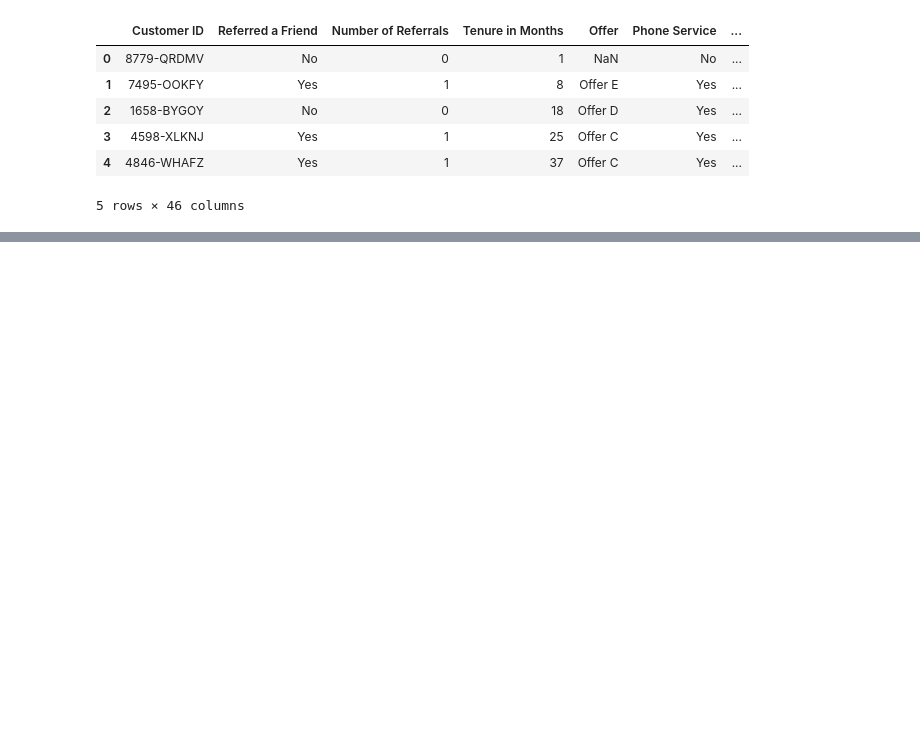
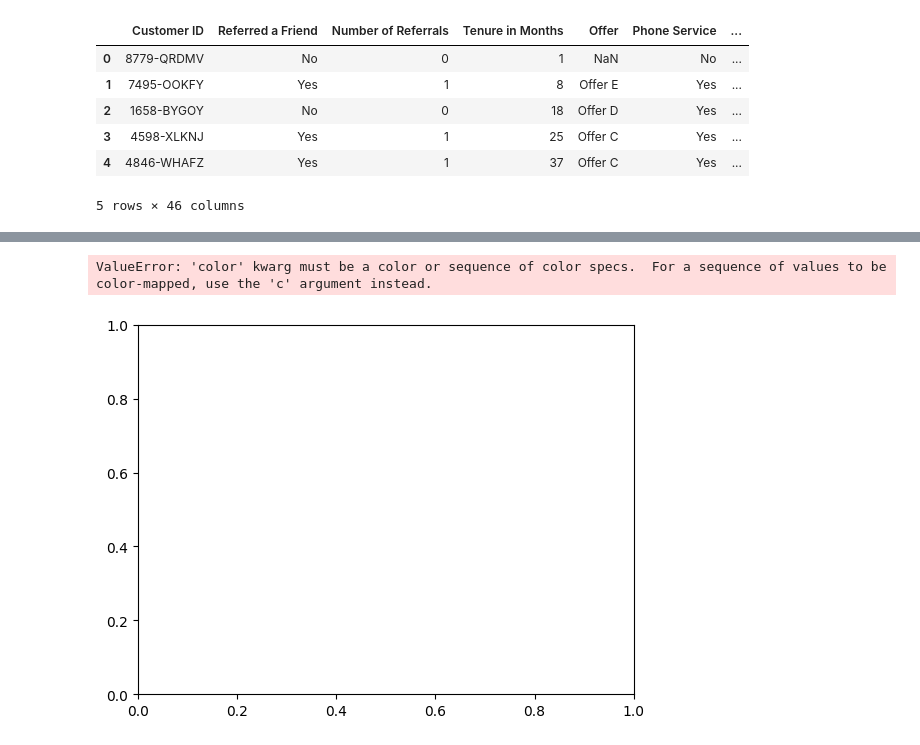
Before and after one commit to Raesu/pcmlai, a Jupyter notebook: Module 6/try-it_6.2_starter/tryit_6.2.ipynb, the cells around one changed output, grey strips where cells are left out. Drawn from its saved outputs; the diff is of its cells as text; code cells hidden in the pictures; blank space fills up the shorter version.

```diff
--- a/Module 6/try-it_6.2_starter/tryit_6.2.ipynb
+++ b/Module 6/try-it_6.2_starter/tryit_6.2.ipynb
@@ -83,0 +167,5 @@ df.select_dtypes(include=['object']).head()
+# %%
+plt.scatter(data=df2, x='Number of Referrals', y='Tenure in Months', color='cluster')
+# %% [output]
+ValueError: 'color' kwarg must be a color or sequence of color specs.  For a sequence of values to be color-mapped, use the 'c' argument instead.
+[figure, added]
```
Also changed, not shown: parts of 24 cells of this notebook, 1 other file.
